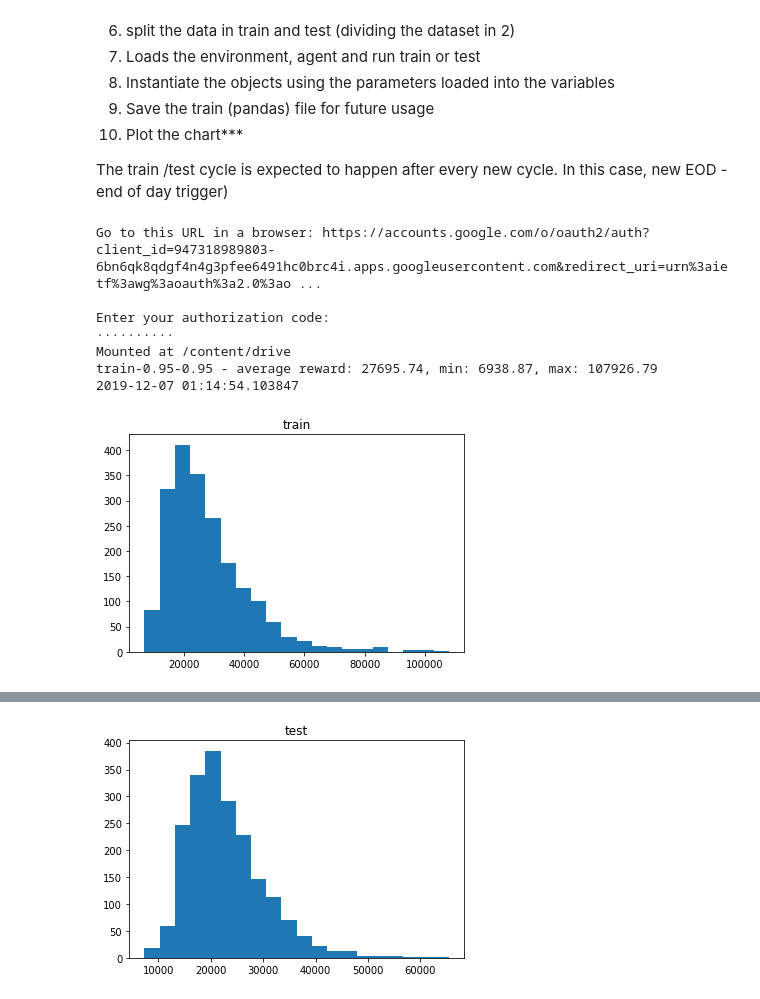
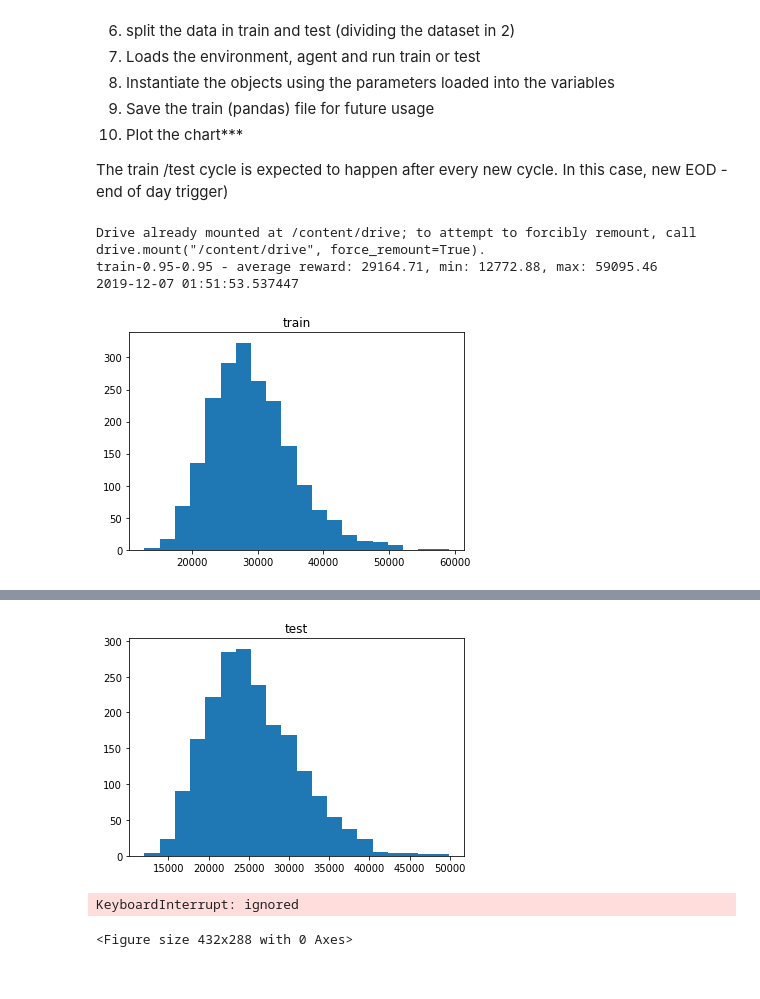
Before and after one commit to humbertosouza/rl, a Jupyter notebook: random_rl_stock_final.ipynb, the cells around one changed output, grey strips where cells are left out. Saved outputs shown, nothing was run; the diff lists cells and outputs as text; code cells hidden in the pictures.

```diff
--- a/random_rl_stock_final.ipynb
+++ b/random_rl_stock_final.ipynb
@@ -452,8 +452,8 @@ num_episodes = 2000
 batch_size = 16
 initial_investment = 20000
 # Select source file
-file = f'/content/drive/My Drive/Colab Notebooks/rl/final/BTCUSDT-4h-data-pure.csv'
-#file = f'/content/drive/My Drive/Colab Notebooks/rl/final/aapl_msi_sbux.csv'
+#file = f'/content/drive/My Drive/Colab Notebooks/rl/final/BTCUSDT-4h-data-pure.csv'
+file = f'/content/drive/My Drive/Colab Notebooks/rl/final/aapl_msi_sbux.csv'
 
 # Report text file containing the rewards from different parameters
 reward_txt_file = f'/content/drive/My Drive/Colab Notebooks/rl/final/rewards_report.txt'
@@ -532,38 +532,34 @@ for gamma,epsilon, mode in exploreHyper:
 
 
   # =============================================================
   # Print reward charts
   # =============================================================
 
   url = f'{rewards_folder}/{mode}.npy'
   a = np.load(url)
 
   text = f"{mode}-{gamma}-{epsilon} - average reward: {a.mean():.2f}, min: {a.min():.2f}, max: {a.max():.2f}"
   print(text)
 
   f=open(reward_txt_file,"a+")
   f.write(text)
   f.write("\r\n")
   txt_now = f'{datetime.now()}'
   f.write(txt_now)
   print(txt_now)
   f.write("\r\n")
   f.close()
 
   plt.hist(a, bins=20)
   plt.title(mode)
   # Prepare to save the figure
   fig1 = plt.gcf()
   plt.show()
 
   fig1.savefig(f'{rewards_folder}/{mode}-{a.mean()}.png')
   plt.clf()
 # %% [output]
-Go to this URL in a browser: https://accounts.google.com/o/oauth2/auth?client_id=947318989803-6bn6qk8qdgf4n4g3pfee6491hc0brc4i.apps.googleusercontent.com&redirect_uri=urn%3aietf%3awg%3aoauth%3a2.0%3ao ...
-
-Enter your authorization code:
-··········
-Mounted at /content/drive
-train-0.95-0.95 - average reward: 27695.74, min: 6938.87, max: 107926.79
-2019-12-07 01:14:54.103847
+Drive already mounted at /content/drive; to attempt to forcibly remount, call drive.mount("/content/drive", force_remount=True).
+train-0.95-0.95 - average reward: 29164.71, min: 12772.88, max: 59095.46
+2019-12-07 01:51:53.537447
-[figure, old version]
+[figure, new version]
@@ -572 +568,3 @@ test-0.95-0.95 - average reward: 22873.88, min: 7328.15, max: 65421.05
-[figure, old version]
+[figure, new version]
+KeyboardInterrupt: ignored
+<Figure size 432x288 with 0 Axes>
```
Also changed, not shown: parts of 1 cell of this notebook.
